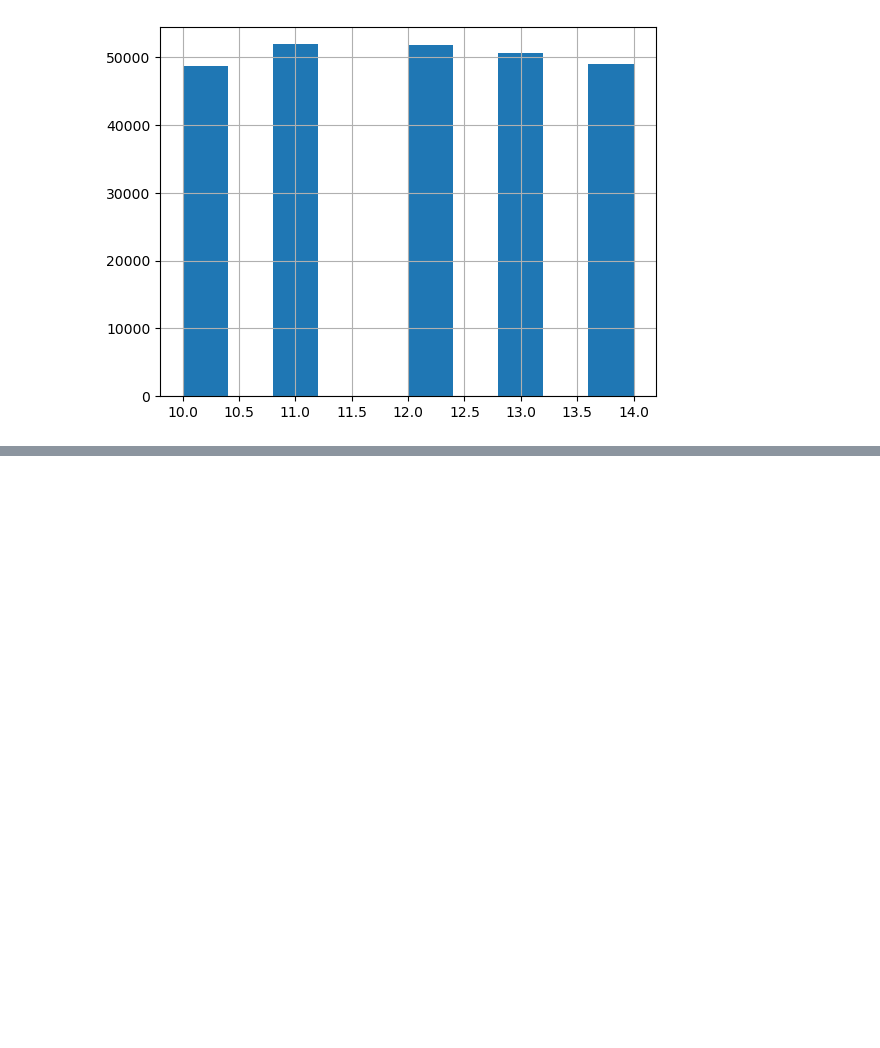
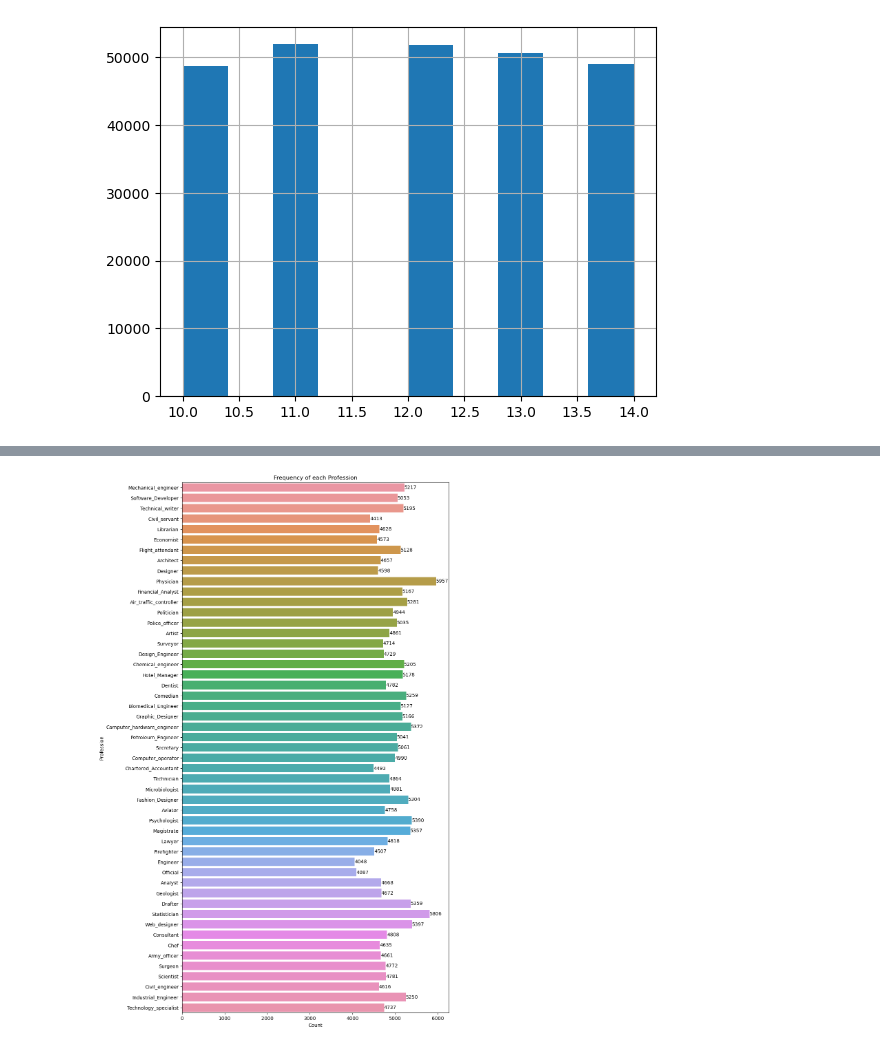
Before and after one commit to Mghd269/Credit-approval-project, a Jupyter notebook: eda.ipynb, the cells around one changed output, grey strips where cells are left out. Cells and saved outputs as stored; diff of their text form; code cells hidden in the pictures; blank space fills up the shorter version.

```diff
--- a/eda.ipynb
+++ b/eda.ipynb
@@ -67,0 +83,15 @@ df2['CURRENT_HOUSE_YRS'].hist()
+# %%
+plt.figure(figsize=(10, 20))
+
+ax = sns.countplot(y=df1['Profession'])
+
+plt.title("Frequency of each Profession")
+plt.ylabel("Profession")
+plt.xlabel("Count")
+
+for container in ax.containers:
+    ax.bar_label(container)
+
+plt.show()
+# %% [output]
+[figure, added]
```
Also changed, not shown: parts of 3 cells of this notebook.
